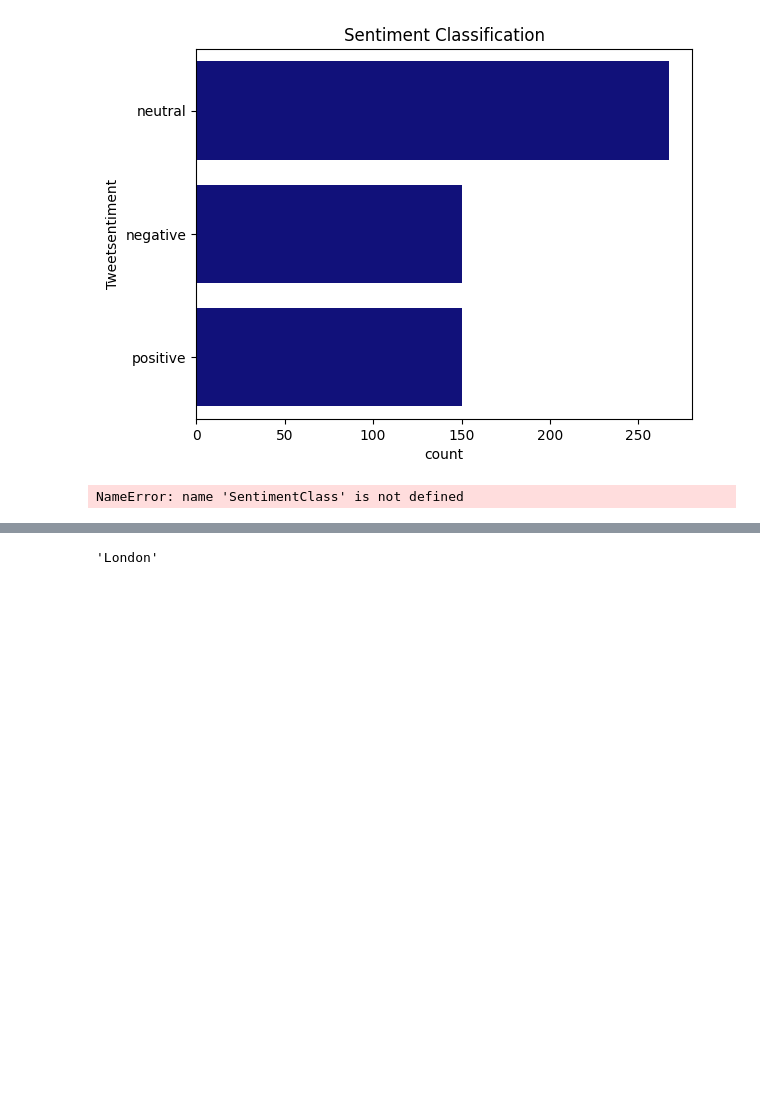
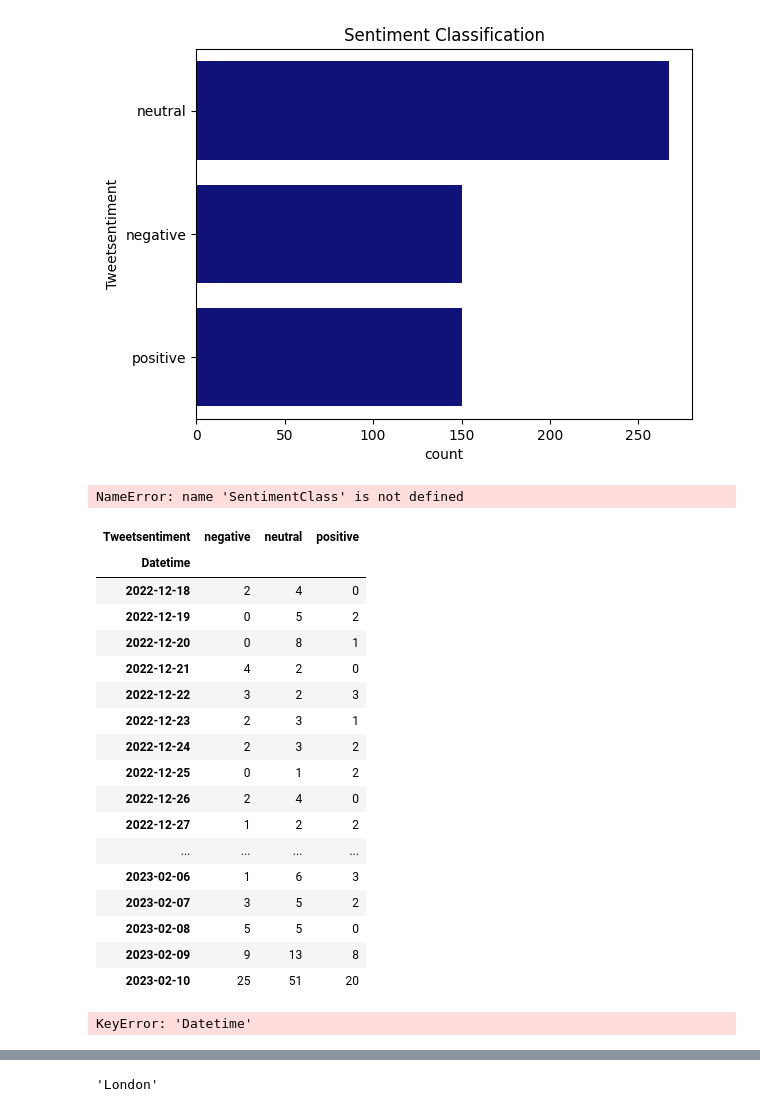
Before and after one commit to topecole/Twitter-Project, a Jupyter notebook: construction_site3.ipynb, the cells around one changed output, grey strips where cells are left out. Drawn from its saved outputs; the diff is of its cells as text; code cells hidden in the pictures; blank space fills up the shorter version.

```diff
--- a/construction_site3.ipynb
+++ b/construction_site3.ipynb
@@ -318,3 +480,30 @@ plt.show()
 OverallSentiment = Filteredtweets['Tweetsentiment'].mode()[0]
 # %%
 print('OverallSentiment: '+ OverallSentiment)
+# %%
+# Group the dataframe by date and sentiment class and count the number of tweets in each group
+tweet_counts
+# %% [output]
+| Tweetsentiment | negative | neutral | positive |
+| Datetime |  |  |  |
+| 2022-12-18 | 2 | 4 | 0 |
+| 2022-12-19 | 0 | 5 | 2 |
+| 2022-12-20 | 0 | 8 | 1 |
+| 2022-12-21 | 4 | 2 | 0 |
+| 2022-12-22 | 3 | 2 | 3 |
+| 2022-12-23 | 2 | 3 | 1 |
+| 2022-12-24 | 2 | 3 | 2 |
+| 2022-12-25 | 0 | 1 | 2 |
+| 2022-12-26 | 2 | 4 | 0 |
+| 2022-12-27 | 1 | 2 | 2 |
+| ... | ... | ... | ... |
+| 2023-02-06 | 1 | 6 | 3 |
+| 2023-02-07 | 3 | 5 | 2 |
+| 2023-02-08 | 5 | 5 | 0 |
+| 2023-02-09 | 9 | 13 | 8 |
+| 2023-02-10 | 25 | 51 | 20 |
+# %%
+# Convert the Datetime column to a datetime data type
+tweet_counts['Date'] = pd.to_datetime(tweet_counts['Datetime'], format='%d-%m-%Y')
+# %% [output]
+KeyError: 'Datetime'
```
Also changed, not shown: parts of 21 cells of this notebook, 6 other files.
